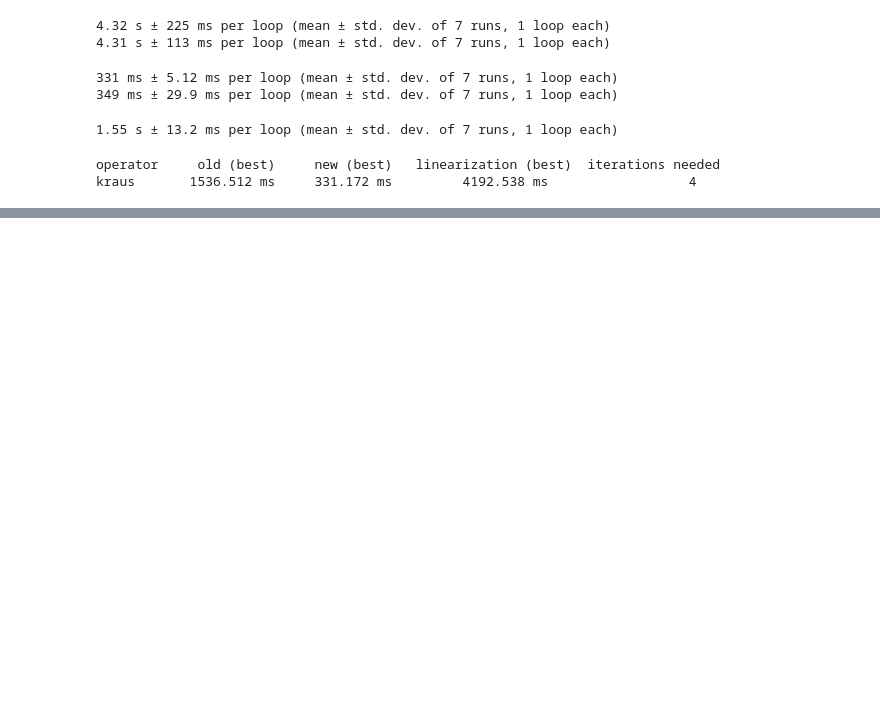
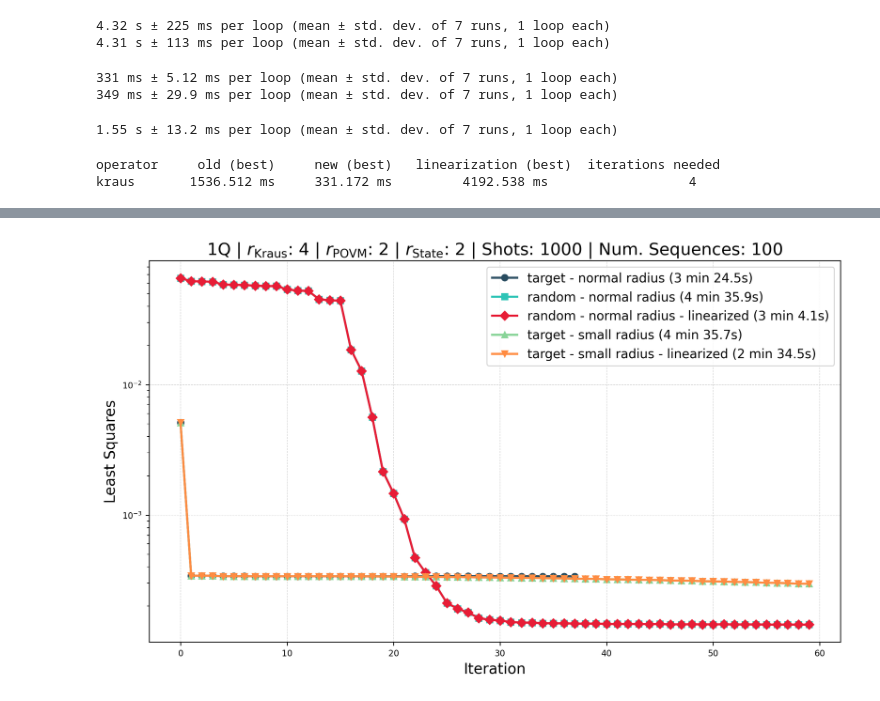
Before and after one commit to EmilianoG-byte/iqm-benchmarks, a Jupyter notebook: playground/time_complexity/linearization.ipynb, the cells around one changed output, grey strips where cells are left out. Saved outputs shown, nothing was run; the diff lists cells and outputs as text; code cells hidden in the pictures; blank space fills up the shorter version.

```diff
--- a/playground/time_complexity/linearization.ipynb
+++ b/playground/time_complexity/linearization.ipynb
@@ -344,0 +756,5 @@ kraus       1536.512 ms     331.172 ms         4192.538 ms                  4
+# %%
+cost_fns_least_squares= [cost["least_squares"] for cost in cost_fns]
+plot_cost_function(cost_fns_least_squares, title=title_init, labels=labels, ylabel="Least Squares")
+# %% [output]
+[figure, added]
```
Also changed, not shown: parts of 28 cells of this notebook, 3 other files.
